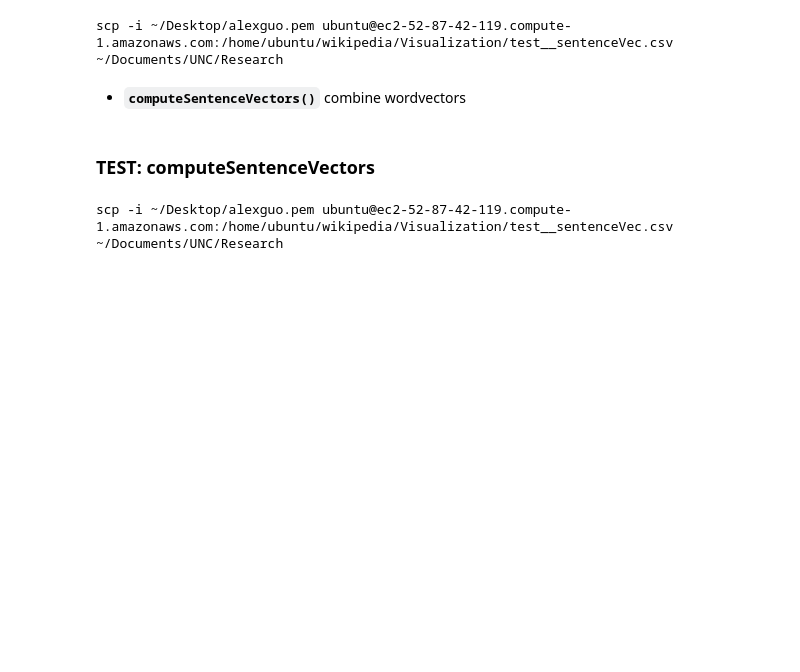
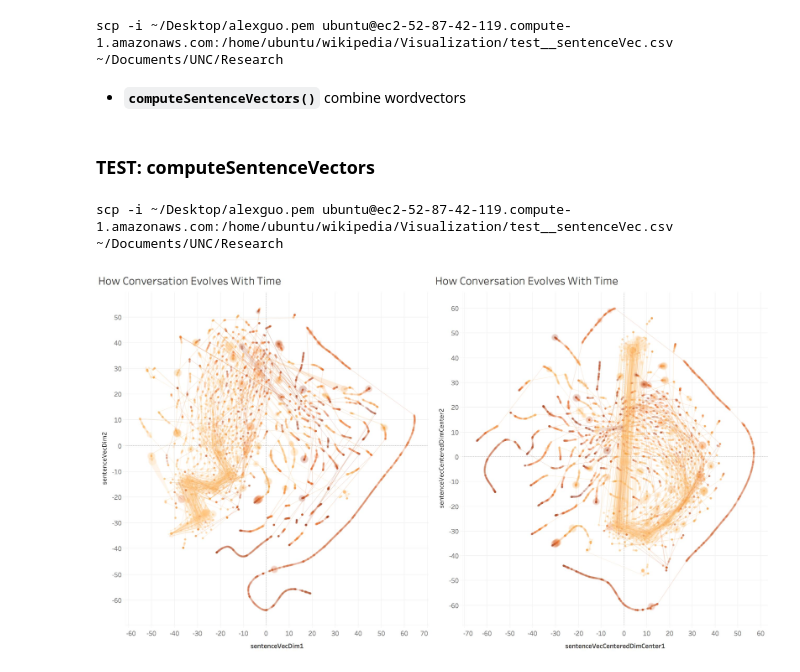
Before and after one commit to AlexGuoHan/wikipedia_parser, a Jupyter notebook: Building The Class.ipynb, the cells around one changed output. Cells and saved outputs as stored; diff of their text form; code cells hidden in the pictures; blank space fills up the shorter version.

Commit message:
add an image

```diff
--- a/Building The Class.ipynb
+++ b/Building The Class.ipynb
@@ -306,3 +306,8 @@ newdata = computeSentenceVectors(data)
 to_csv(newdata,'test__sentenceVec.csv', drop_text=True)
 # %% [output]
 scp -i ~/Desktop/alexguo.pem ubuntu@ec2-52-87-42-119.compute-1.amazonaws.com:/home/ubuntu/wikipedia/Visualization/test__sentenceVec.csv ~/Documents/UNC/Research
+# %%
+from IPython.display import Image
+Image(filename='/home/ubuntu/wikipedia/Visualization/doc2vec_first_trial.jpg', retina=True)
+# %% [output]
+[figure, added]
```
